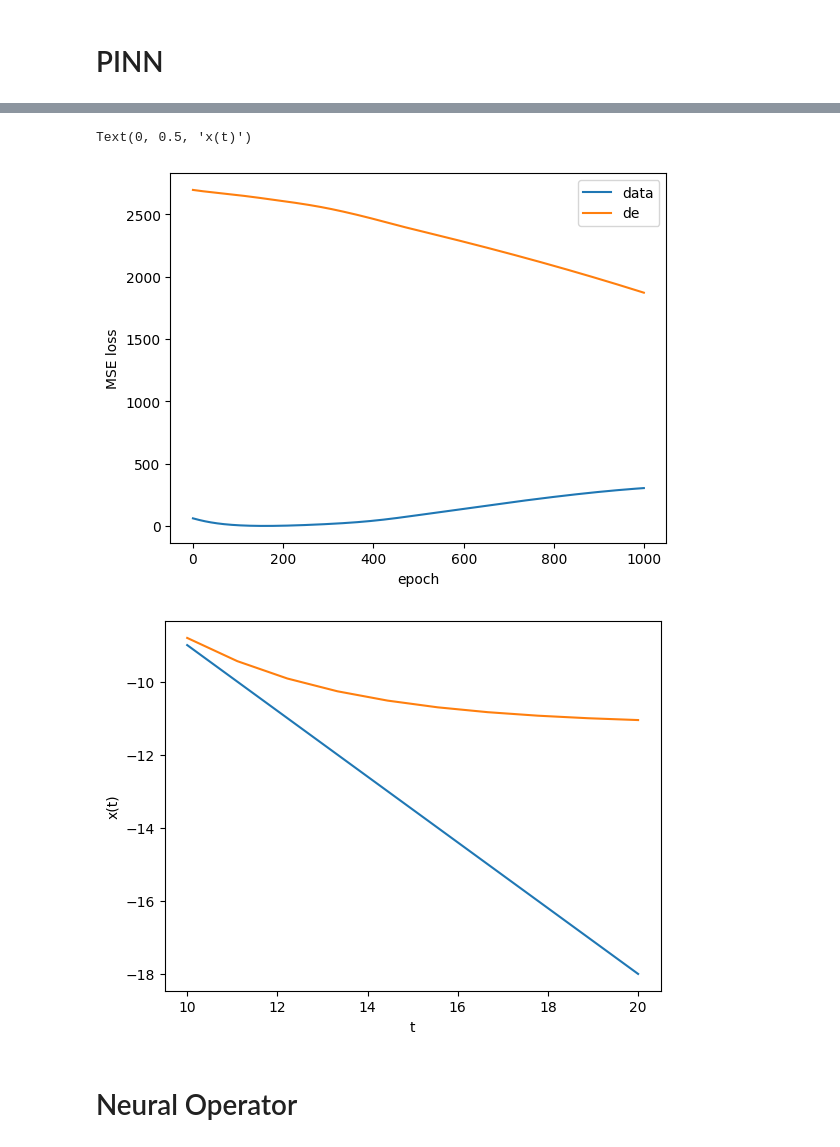
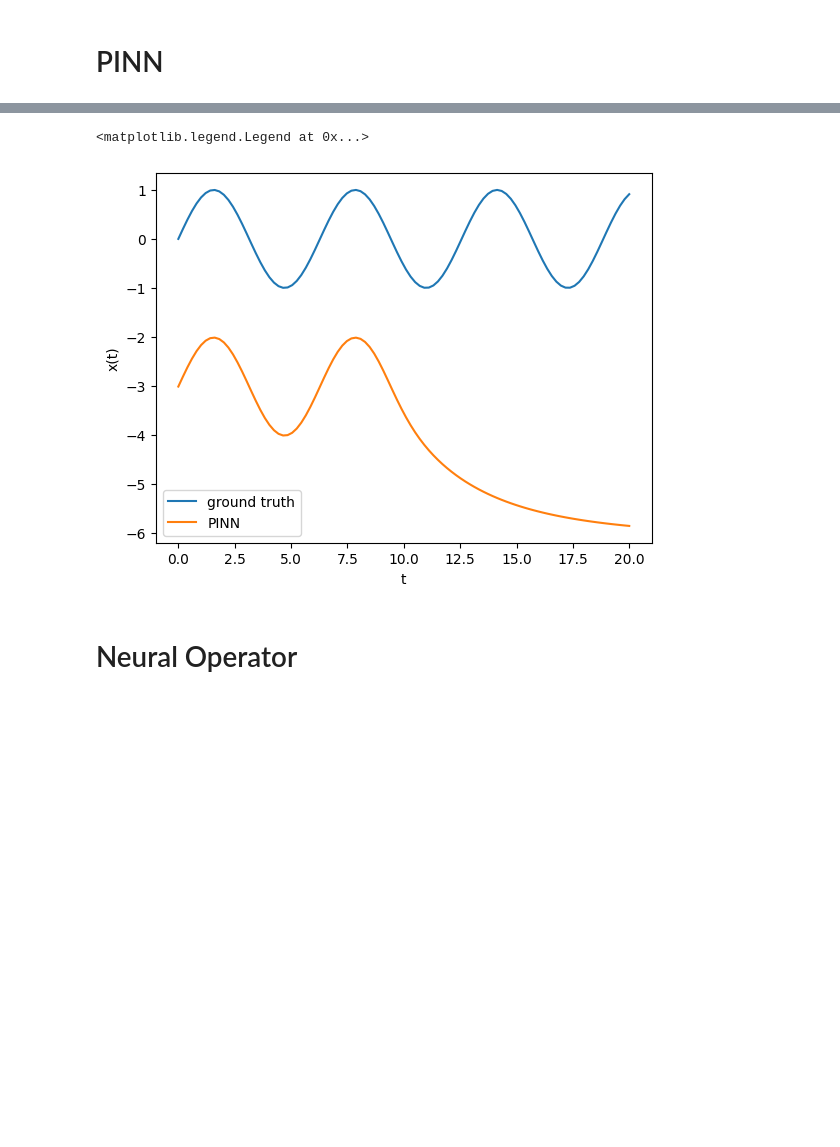
Before and after one commit to pgeorgantopoulos/pinns, a Jupyter notebook: pinn_vs_neuraloperator.ipynb, the cells around one changed output, grey strips where cells are left out. Saved outputs shown, nothing was run; the diff lists cells and outputs as text; code cells hidden in the pictures; blank space fills up the shorter version.

```diff
--- a/pinn_vs_neuraloperator.ipynb
+++ b/pinn_vs_neuraloperator.ipynb
@@ -49,14 +68,14 @@ plt.legend()
 # %%
-t_test = t = torch.linspace(10,20,10)
+t_test = t = torch.linspace(0,20,100).view(-1,1)
 
-plt.plot(t_test, dxdt(t_test.unsqueeze(1)))
-plt.plot(t_test, f(t_test.unsqueeze(1)).detach().numpy())
+plt.plot(t_test, x_gt(t_test,x0), label='ground truth')
+plt.plot(t_test, x(t_test).detach().numpy(), label='PINN')
 plt.xlabel('t')
 plt.ylabel('x(t)')
+plt.legend()
 # %% [output]
-Text(0, 0.5, 'x(t)')
+<matplotlib.legend.Legend at 0x...>
-[figure, old version]
+[figure, new version]
-[figure, removed]
 # %% [markdown]
 # Neural Operator
 # %%
```
Also changed, not shown: parts of 4 cells of this notebook, 3 other files.
